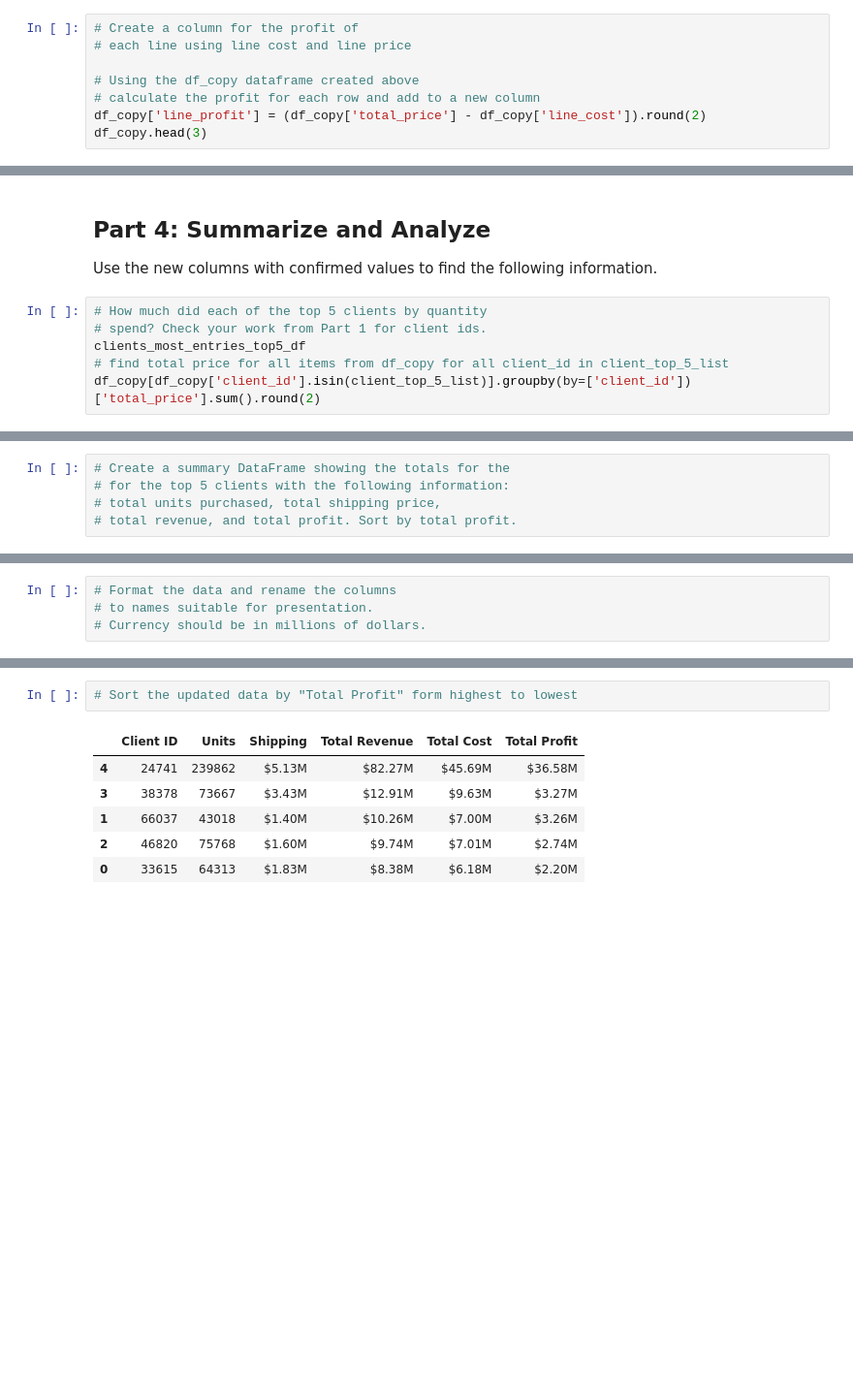
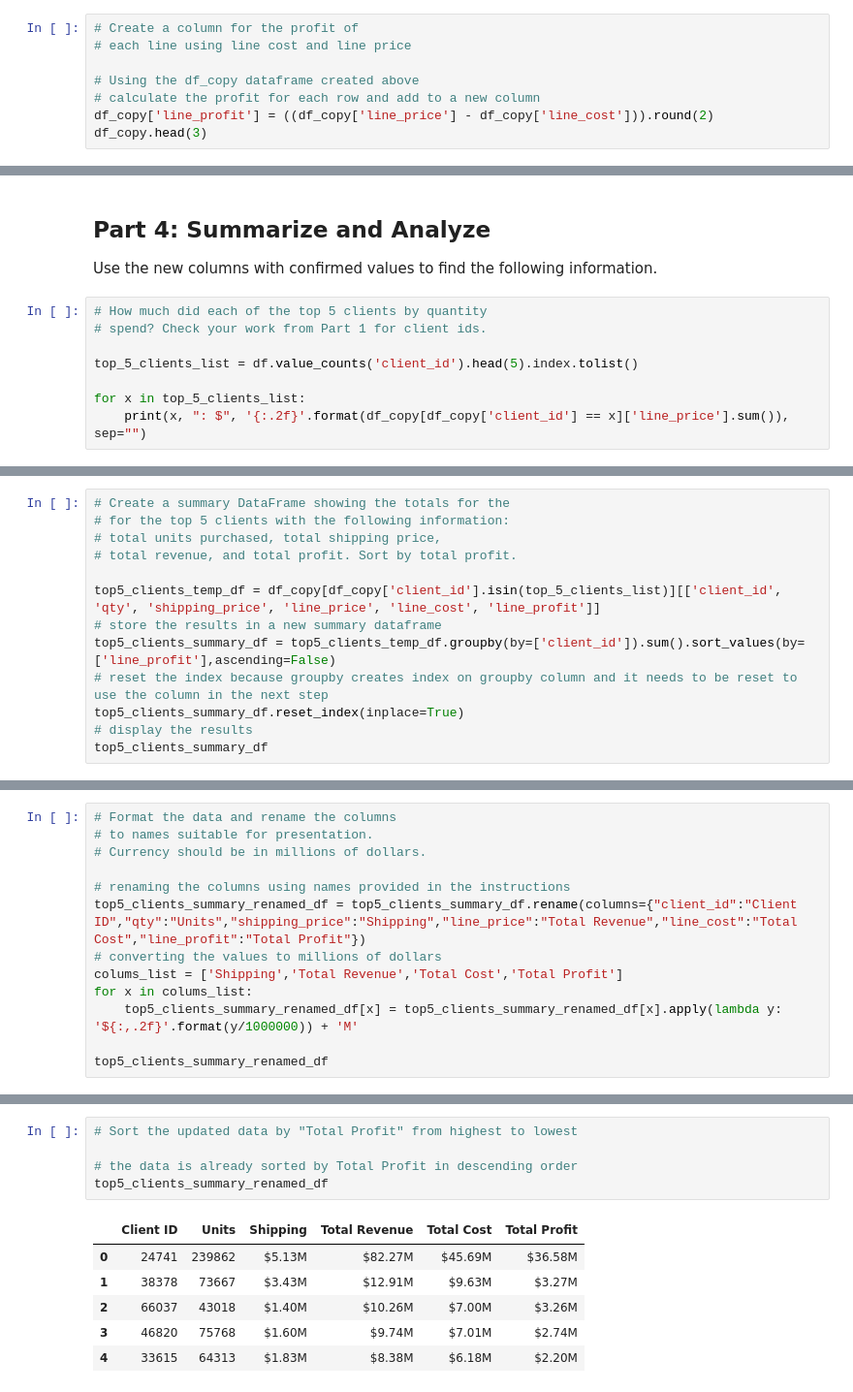
Before and after one commit to skiluvia/pandas-challenge-1, a Jupyter notebook: module_4_challenge.ipynb, the cells around one changed output, grey strips where cells are left out. Shown: that part at 97% size. Saved outputs shown, nothing was run; the diff lists cells and outputs as text; blank space fills up the shorter version.

```diff
--- a/module_4_challenge.ipynb
+++ b/module_4_challenge.ipynb
@@ -224,7 +224,7 @@ df_copy.head(3)
 
 # Using the df_copy dataframe created above
 # calculate the profit for each row and add to a new column
-df_copy['line_profit'] = (df_copy['total_price'] - df_copy['line_cost']).round(2)
+df_copy['line_profit'] = ((df_copy['line_price'] - df_copy['line_cost'])).round(2)
 df_copy.head(3)
 # %% [output]
 |  | first | last | job | phone | email | client_id | order_id | order_date | order_week | order_year | ... |
@@ -257,7 +257,9 @@ Use the new columns with confirmed values to find the following information.
 # %%
 # How much did each of the top 5 clients by quantity
 # spend? Check your work from Part 1 for client ids.
-clients_most_entries_top5_df
-# find total price for all items from df_copy for all client_id in client_top_5_list
-df_copy[df_copy['client_id'].isin(client_top_5_list)].groupby(by=['client_id'])['total_price'].sum().round(2)
+
+top_5_clients_list = df.value_counts('client_id').head(5).index.tolist()
+
+for x in top_5_clients_list:
+    print(x, ": $", '{:.2f}'.format(df_copy[df_copy['client_id'] == x]['line_price'].sum()), sep="")
 # %% [output]
@@ -273,5 +273,13 @@ Name: total_price, dtype: float64
 # for the top 5 clients with the following information:
 # total units purchased, total shipping price,
 # total revenue, and total profit. Sort by total profit.
+
+top5_clients_temp_df = df_copy[df_copy['client_id'].isin(top_5_clients_list)][['client_id', 'qty', 'shipping_price', 'line_price', 'line_cost', 'line_profit']]
+# store the results in a new summary dataframe
+top5_clients_summary_df = top5_clients_temp_df.groupby(by=['client_id']).sum().sort_values(by=['line_profit'],ascending=False)
+# reset the index because groupby creates index on groupby column and it needs to be reset to use the column in the next step
+top5_clients_summary_df.reset_index(inplace=True)
+# display the results
+top5_clients_summary_df
 # %% [output]
 |  | client_id | qty | shipping_price | line_price | line_cost | line_profit |
@@ -284,3 +292,12 @@ Name: total_price, dtype: float64
 # Format the data and rename the columns
 # to names suitable for presentation.
 # Currency should be in millions of dollars.
+
+# renaming the columns using names provided in the instructions
+top5_clients_summary_renamed_df = top5_clients_summary_df.rename(columns={"client_id":"Client ID","qty":"Units","shipping_price":"Shipping","line_price":"Total Revenue","line_cost":"Total Cost","line_profit":"Total Profit"})
+# converting the values to millions of dollars
+colums_list = ['Shipping','Total Revenue','Total Cost','Total Profit']
+for x in colums_list:
+    top5_clients_summary_renamed_df[x] = top5_clients_summary_renamed_df[x].apply(lambda y: '${:,.2f}'.format(y/1000000)) + 'M'
+
+top5_clients_summary_renamed_df
@@ -287,9 +311,12 @@ Name: total_price, dtype: float64
 # %%
-# Sort the updated data by "Total Profit" form highest to lowest
+# Sort the updated data by "Total Profit" from highest to lowest
+
+# the data is already sorted by Total Profit in descending order
+top5_clients_summary_renamed_df
 # %% [output]
 |  | Client ID | Units | Shipping | Total Revenue | Total Cost | Total Profit |
-| 4 | 24741 | 239862 | $5.13M | $82.27M | $45.69M | $36.58M |
-| 3 | 38378 | 73667 | $3.43M | $12.91M | $9.63M | $3.27M |
-| 1 | 66037 | 43018 | $1.40M | $10.26M | $7.00M | $3.26M |
-| 2 | 46820 | 75768 | $1.60M | $9.74M | $7.01M | $2.74M |
-| 0 | 33615 | 64313 | $1.83M | $8.38M | $6.18M | $2.20M |
+| 0 | 24741 | 239862 | $5.13M | $82.27M | $45.69M | $36.58M |
+| 1 | 38378 | 73667 | $3.43M | $12.91M | $9.63M | $3.27M |
+| 2 | 66037 | 43018 | $1.40M | $10.26M | $7.00M | $3.26M |
+| 3 | 46820 | 75768 | $1.60M | $9.74M | $7.01M | $2.74M |
+| 4 | 33615 | 64313 | $1.83M | $8.38M | $6.18M | $2.20M |
```
Also changed, not shown: parts of 6 cells of this notebook.
